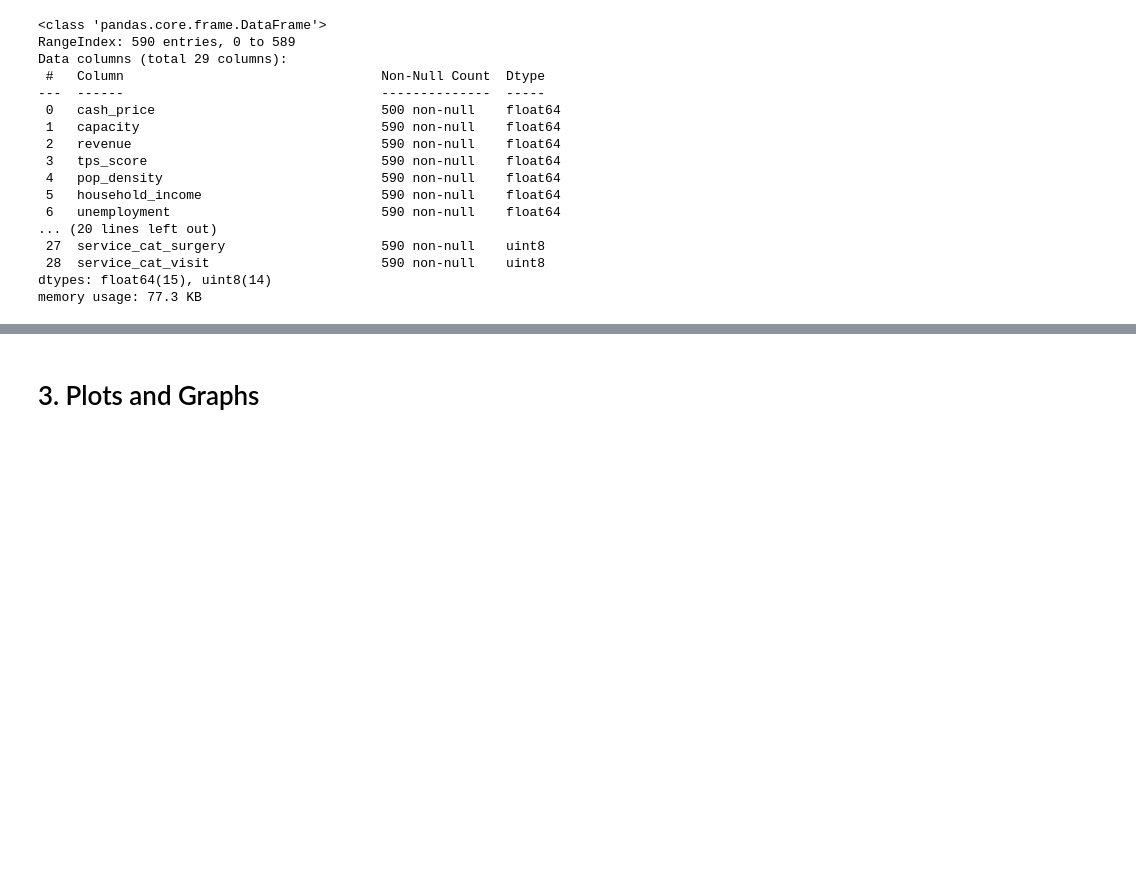
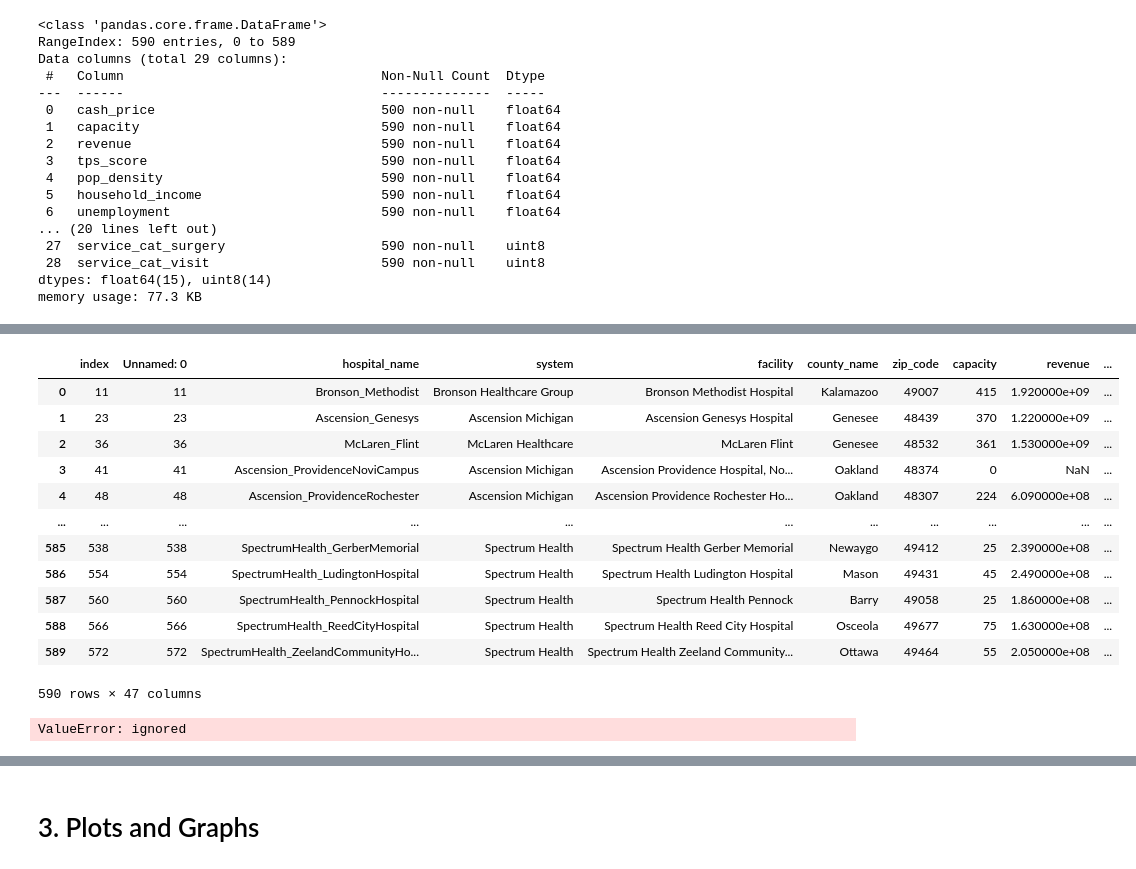
Before and after one commit to junting-huang/ds4a_project, a Jupyter notebook: regression_model.ipynb, the cells around one changed output, grey strips where cells are left out. Drawn from its saved outputs; the diff is of its cells as text; code cells hidden in the pictures; blank space fills up the shorter version.

```diff
--- a/regression_model.ipynb
+++ b/regression_model.ipynb
@@ -817,0 +924,19 @@ set(df_dash.columns) - set(df_dash_final.columns)
+# %%
+df_dashboard_pred = df_dashboard
+df_dashboard_pred = df_dashboard_pred.sort_values(by=['cpt_code','Unnamed: 0'])
+df_dashboard_pred = df_dashboard_pred.reset_index()
+df_dashboard_pred
+# %% [output]
+|  | index | Unnamed: 0 | hospital_name | system | facility | county_name | zip_code | capacity | revenue | ... |
+| 0 | 11 | 11 | Bronson_Methodist | Bronson Healthcare Group | Bronson Methodist Hospital | Kalamazoo | 49007 | 415 | 1.920000e+09 | ... |
+| 1 | 23 | 23 | Ascension_Genesys | Ascension Michigan | Ascension Genesys Hospital | Genesee | 48439 | 370 | 1.220000e+09 | ... |
+| 2 | 36 | 36 | McLaren_Flint | McLaren Healthcare | McLaren Flint | Genesee | 48532 | 361 | 1.530000e+09 | ... |
+| 3 | 41 | 41 | Ascension_ProvidenceNoviCampus | Ascension Michigan | Ascension Providence Hospital, No... | Oakland | 48374 | 0 | NaN | ... |
+| 4 | 48 | 48 | Ascension_ProvidenceRochester | Ascension Michigan | Ascension Providence Rochester Ho... | Oakland | 48307 | 224 | 6.090000e+08 | ... |
+| ... | ... | ... | ... | ... | ... | ... | ... | ... | ... | ... |
+| 585 | 538 | 538 | SpectrumHealth_GerberMemorial | Spectrum Health | Spectrum Health Gerber Memorial | Newaygo | 49412 | 25 | 2.390000e+08 | ... |
+| 586 | 554 | 554 | SpectrumHealth_LudingtonHospital | Spectrum Health | Spectrum Health Ludington Hospital | Mason | 49431 | 45 | 2.490000e+08 | ... |
+| 587 | 560 | 560 | SpectrumHealth_PennockHospital | Spectrum Health | Spectrum Health Pennock | Barry | 49058 | 25 | 1.860000e+08 | ... |
+| 588 | 566 | 566 | SpectrumHealth_ReedCityHospital | Spectrum Health | Spectrum Health Reed City Hospital | Osceola | 49677 | 75 | 1.630000e+08 | ... |
+| 589 | 572 | 572 | SpectrumHealth_ZeelandCommunityHo... | Spectrum Health | Spectrum Health Zeeland Community... | Ottawa | 49464 | 55 | 2.050000e+08 | ... |
+590 rows × 47 columns
@@ -817,0 +945,6 @@ set(df_dash.columns) - set(df_dash_final.columns)
+# %%
+df_inverse_final['cash_price_pred'] = df_inverse_final['cash_price']
+df_dashboard_pred = pd.concat([df_dashboard_pred, df_inverse_final['cash_price_pred']], axis=1)
+df_dashboard_pred
+# %% [output]
+ValueError: ignored
```
Also changed, not shown: parts of 36 cells of this notebook.
